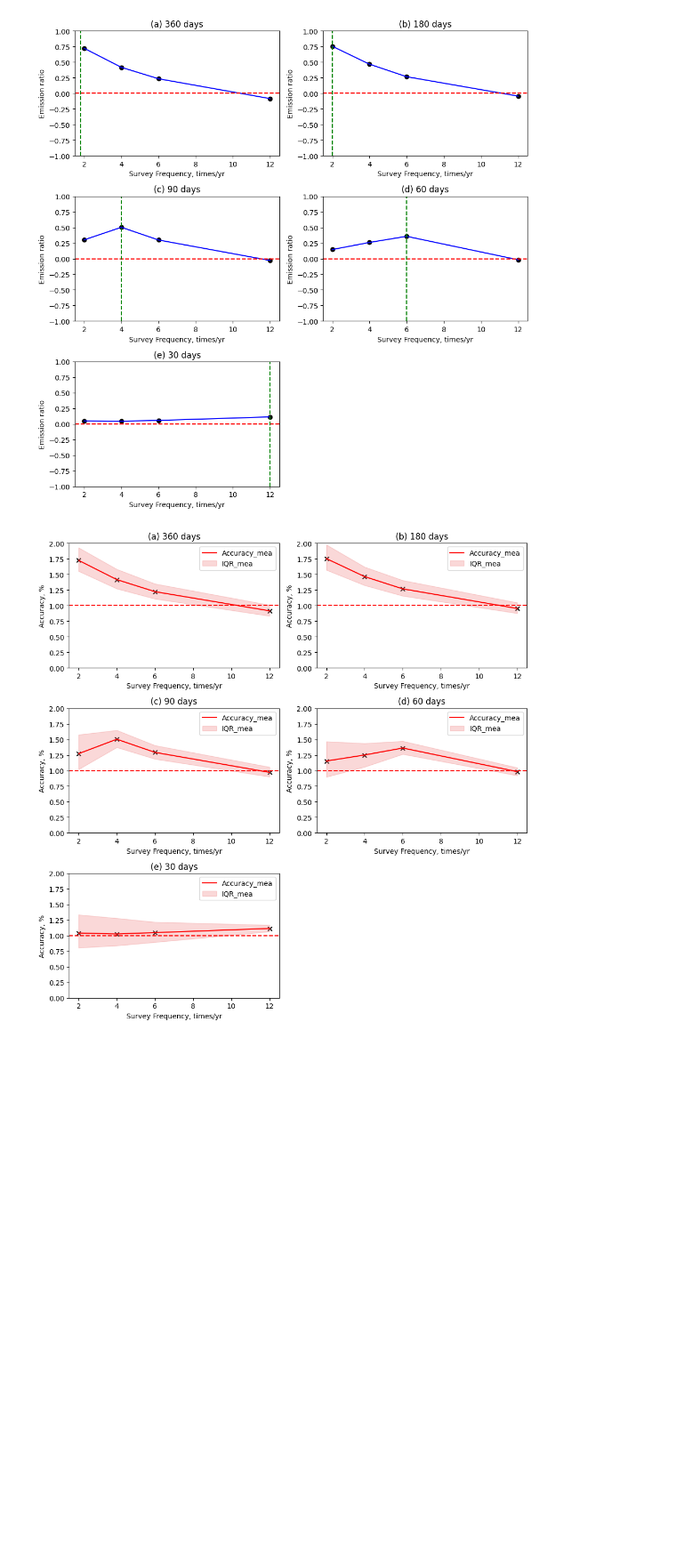
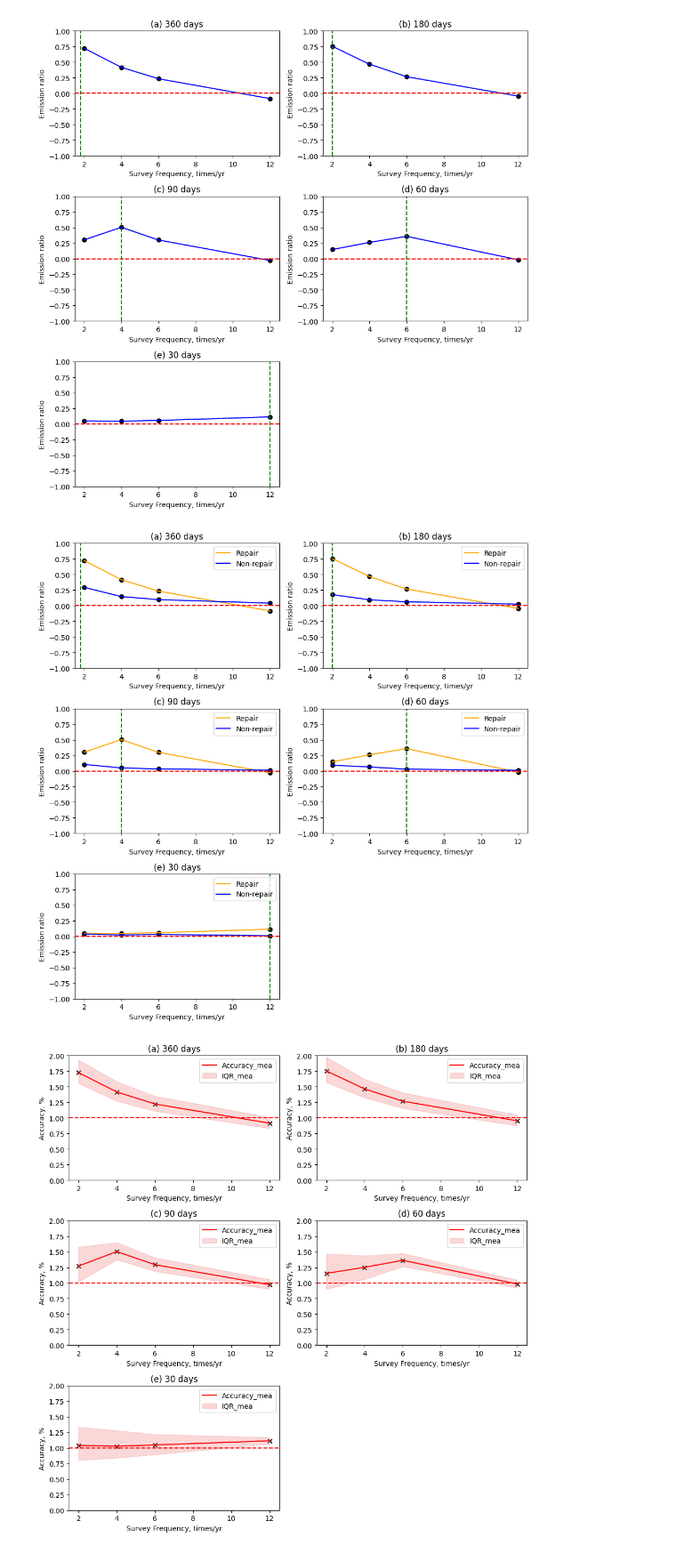
Before and after one commit to HJJJJX/Figure-Plotting, a Jupyter notebook: Uncertainty_paper_plot.ipynb, the cells around one changed output. Shown at 89% size. Saved outputs shown, nothing was run; the diff lists cells and outputs as text; code cells hidden in the pictures; blank space fills up the shorter version.

```diff
--- a/Uncertainty_paper_plot.ipynb
+++ b/Uncertainty_paper_plot.ipynb
@@ -727,6 +727,76 @@ plt.savefig('Repair_Scenarios_Accuracy.png')
 plt.show()
 # %% [output]
 [figure]
+# %%
+import matplotlib.pyplot as plt
+import numpy as np
+
+# Sample data for scatter plots
+x_values = [[2, 4, 6, 12], [2, 4, 6, 12], [2, 4, 6, 12], [2, 4, 6, 12], [2, 4, 6, 12]]
+y_values = [
+    [72.1, 41.6, 23.3, -8.5],
+    [75.4, 46.7, 26.6, -4.5],
+    [30.2, 50.3, 29.9, -2.9],
+    [14.6, 26, 35.8, -1.8],
+    [5.0, 4.5, 5.8, 11.4],
+]
+
+y_values_2 = [
+    [29.3,14.5,9.6,4.0],
+    [17.6,9.4,6.1,2.5],
+    [10.5,4.9,3.3,1.3],
+    [9.2,6.5,2.9,1.0],
+    [3.6,2.3,3.1,1.0],
+]
+
+# Positions of the vertical dashed lines
+vlines_positions = [1.8, 2.0, 4.0, 6.0, 12.0]
+
+# Create subplots
+fig, axs = plt.subplots(3, 2, figsize=(10, 10))
+
+# Titles for each subplot
+titles = ["(a) 360 days", "(b) 180 days", "(c) 90 days", "(d) 60 days", "(e) 30 days"]
+
+# Define common y-axis limits
+ylim_min = -1
+ylim_max = 1  # Adjust according to your data
+
+# Plot data for each subplot
+for idx in range(5):
+    row = idx // 2
+    col = idx % 2
+    ax = axs[row, col]
+    ax.scatter(x_values[idx], (100 + np.array(y_values[idx])) / 100 - 1, color="black")
+    ax.scatter(x_values[idx], (100 + np.array(y_values_2[idx])) / 100 - 1, color="black")
+    ax.set_xlabel("Survey Frequency, times/yr")
+    ax.set_ylabel("Emission ratio")
+    ax.tick_params(axis="y")
+
+    lns1 = ax.plot(x_values[idx], (100 + np.array(y_values[idx])) / 100 - 1, linestyle="-", color="orange", label="Repair")
+    lns2 = ax.plot(x_values[idx], (100 + np.array(y_values_2[idx])) / 100 - 1, linestyle="-", color="blue", label="Non-repair")
+
+    # Add red dashed line at y = 0
+    ax.axhline(y=0, color='red', linestyle='--')
+
+    # Add vertical dashed line at specified x position
+    ax.axvline(x=vlines_positions[idx], color='green', linestyle='--')
+
+    # Set y-axis limits
+    ax.set_ylim(ylim_min, ylim_max)
+    ax.set_title(titles[idx])
+
+    # Create legend for each subplot
+    ax.legend(loc="upper right")
+
+# Hide the empty subplot
+fig.delaxes(axs[2, 1])
+
+plt.tight_layout()
+plt.savefig('Repair_Scenarios_Accuracy.png')
+plt.show()
+# %% [output]
+[figure, added]
 # %%
 #Repair with measurement uncertainty only
 import matplotlib.pyplot as plt
```
